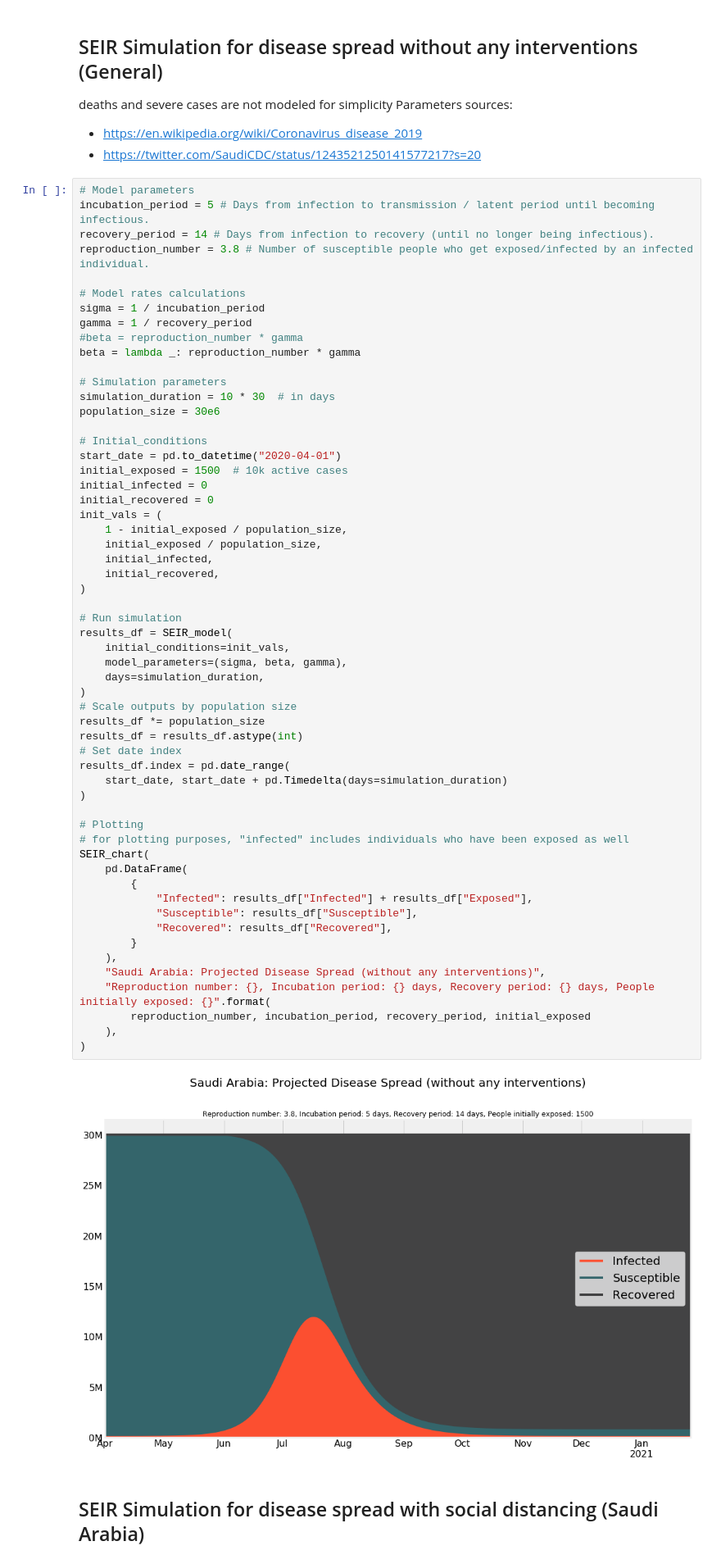
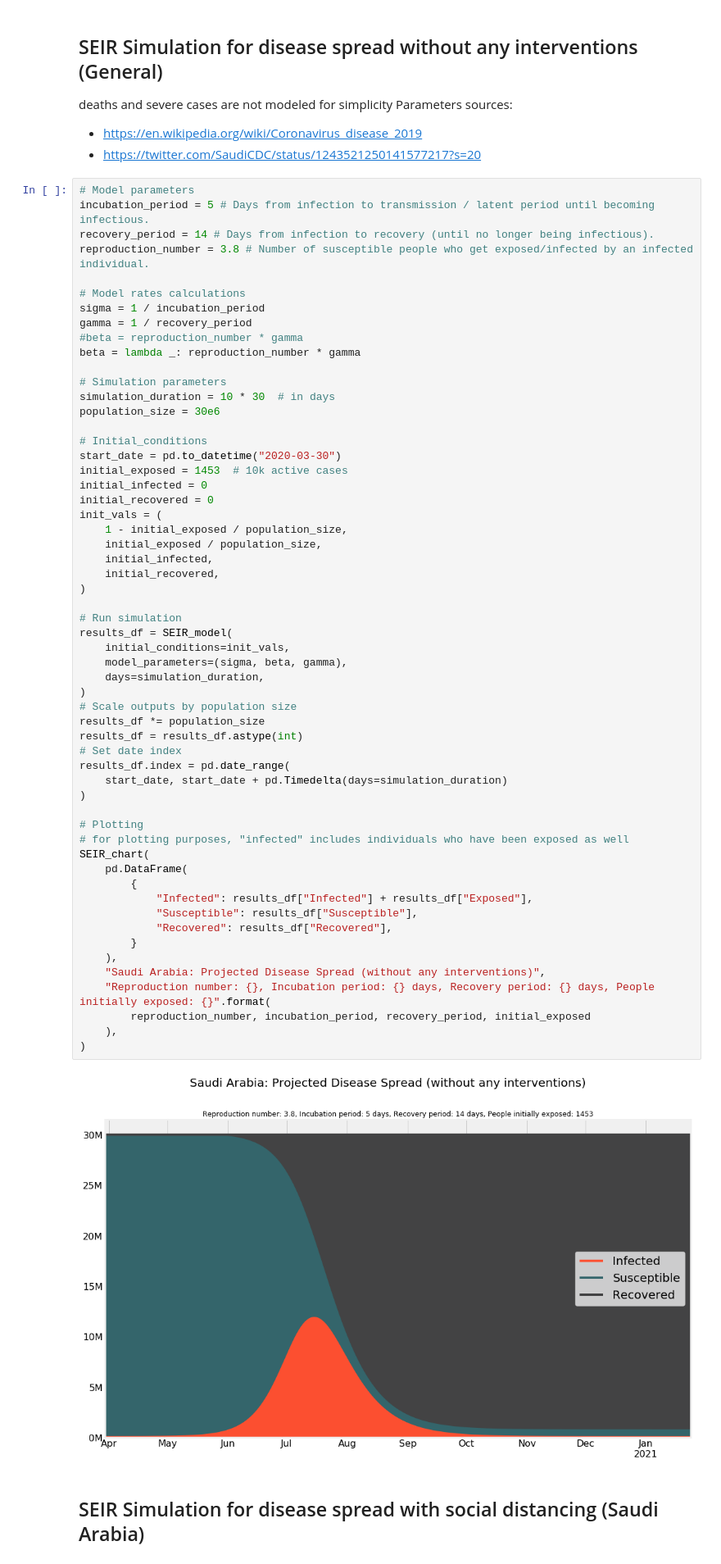
Before and after one commit to Niharika1203/CSE246_FinalProject-1, a Jupyter notebook: CSE246-FinalProject-COVID-19.ipynb, the cells around one changed output. Shown at 82% size. Cells and saved outputs as stored; diff of their text form.

Commit message:
changed dates for the curfew

```diff
--- a/CSE246-FinalProject-COVID-19.ipynb
+++ b/CSE246-FinalProject-COVID-19.ipynb
@@ -338,8 +338,8 @@ simulation_duration = 10 * 30  # in days
 population_size = 30e6
 
 # Initial_conditions
-start_date = pd.to_datetime("2020-04-01")
-initial_exposed = 1500  # 10k active cases
+start_date = pd.to_datetime("2020-03-30")
+initial_exposed = 1453  # 10k active cases
 initial_infected = 0
 initial_recovered = 0
 init_vals = (
@@ -352,34 +352,34 @@ init_vals = (
 # Run simulation
 results_df = SEIR_model(
     initial_conditions=init_vals,
     model_parameters=(sigma, beta, gamma),
     days=simulation_duration,
 )
 # Scale outputs by population size
 results_df *= population_size
 results_df = results_df.astype(int)
 # Set date index
 results_df.index = pd.date_range(
     start_date, start_date + pd.Timedelta(days=simulation_duration)
 )
 
 # Plotting
 # for plotting purposes, "infected" includes individuals who have been exposed as well
 SEIR_chart(
     pd.DataFrame(
         {
             "Infected": results_df["Infected"] + results_df["Exposed"],
             "Susceptible": results_df["Susceptible"],
             "Recovered": results_df["Recovered"],
         }
     ),
     "Saudi Arabia: Projected Disease Spread (without any interventions)",
     "Reproduction number: {}, Incubation period: {} days, Recovery period: {} days, People initially exposed: {}".format(
         reproduction_number, incubation_period, recovery_period, initial_exposed
     ),
 )
 # %% [output]
-[figure, old version]
+[figure, new version]
 # %% [markdown]
 ## SEIR Simulation for disease spread with social distancing (Saudi Arabia)
 # %%
```
Also changed, not shown: parts of 1 cell of this notebook.
